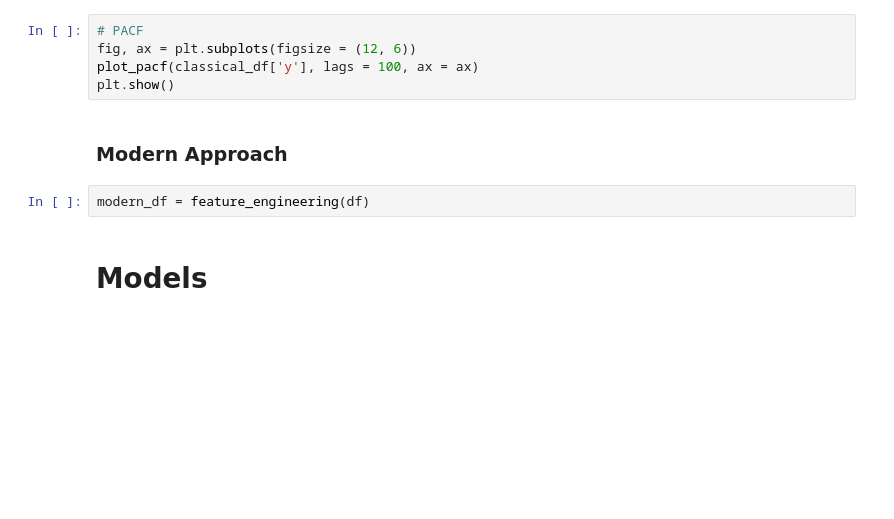
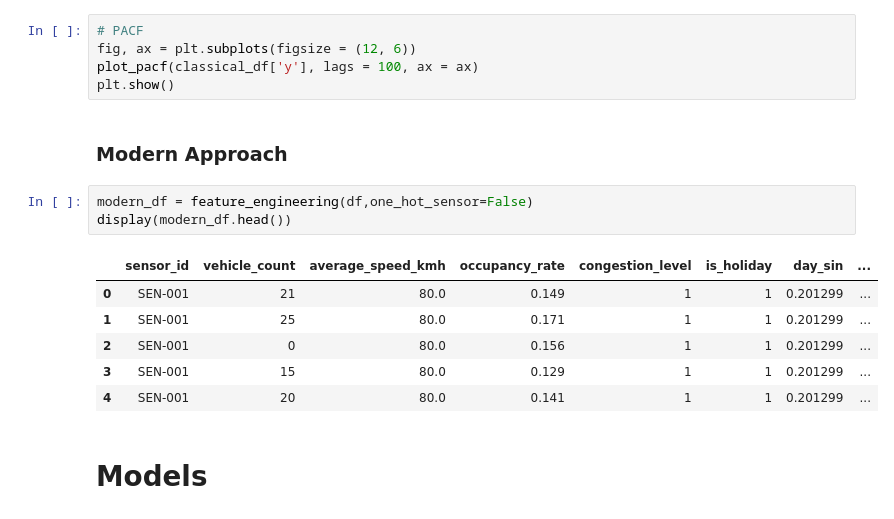
Before and after one commit to Albertouskas/traffic_flow_prediction_forecasting_and_analysis, a Jupyter notebook: traffic_forecast.ipynb, the cells around one changed output. Saved outputs shown, nothing was run; the diff lists cells and outputs as text; blank space fills up the shorter version.

```diff
--- a/traffic_forecast.ipynb
+++ b/traffic_forecast.ipynb
@@ -230,7 +234,15 @@ plt.show()
 # %% [markdown]
 ### Modern Approach
 # %%
-modern_df = feature_engineering(df)
+modern_df = feature_engineering(df,one_hot_sensor=False)
+display(modern_df.head())
+# %% [output]
+|  | sensor_id | vehicle_count | average_speed_kmh | occupancy_rate | congestion_level | is_holiday | day_sin | ... |
+| 0 | SEN-001 | 21 | 80.0 | 0.149 | 1 | 1 | 0.201299 | ... |
+| 1 | SEN-001 | 25 | 80.0 | 0.171 | 1 | 1 | 0.201299 | ... |
+| 2 | SEN-001 | 0 | 80.0 | 0.156 | 1 | 1 | 0.201299 | ... |
+| 3 | SEN-001 | 15 | 80.0 | 0.129 | 1 | 1 | 0.201299 | ... |
+| 4 | SEN-001 | 20 | 80.0 | 0.141 | 1 | 1 | 0.201299 | ... |
 # %% [markdown]
 # Models
 # %%
```
Also changed, not shown: parts of 6 cells of this notebook, 1 other file.
